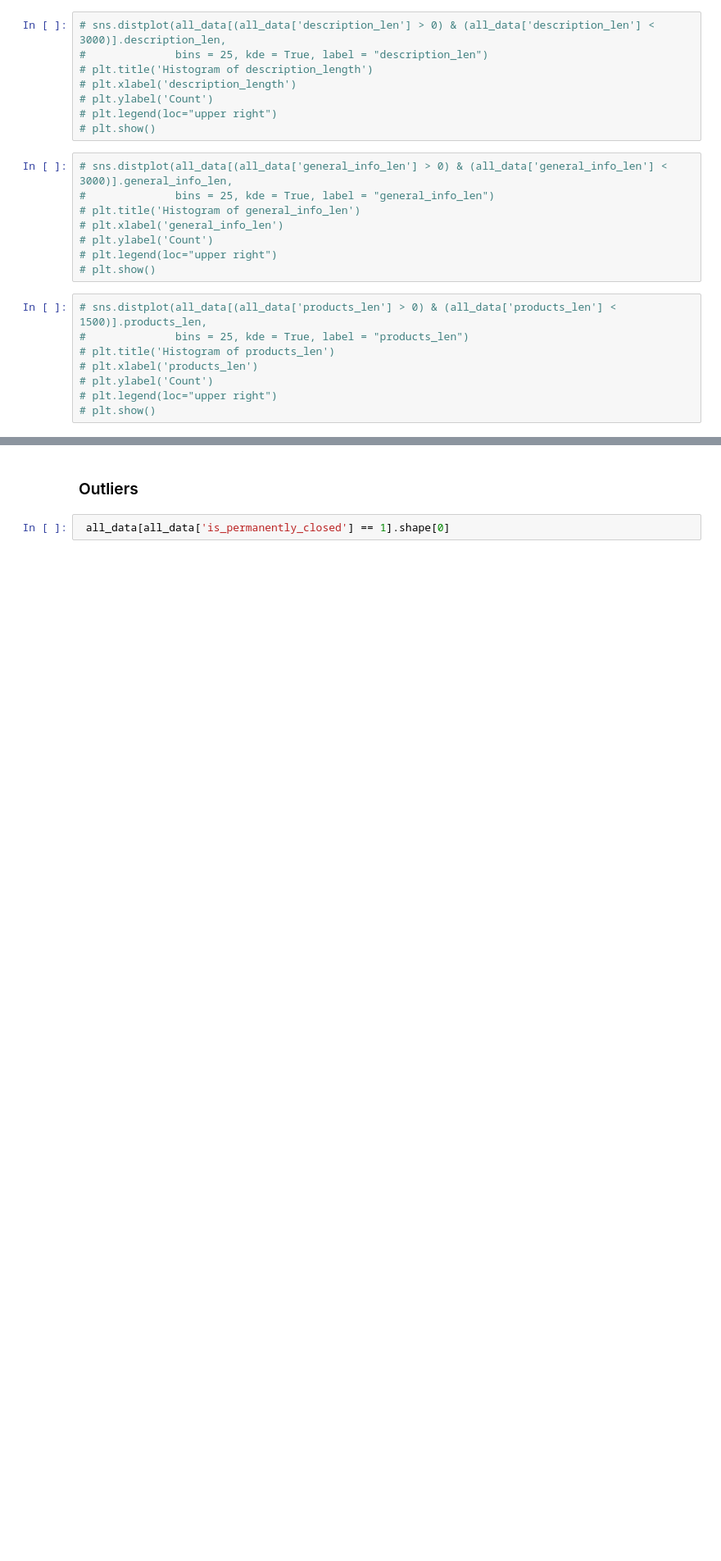
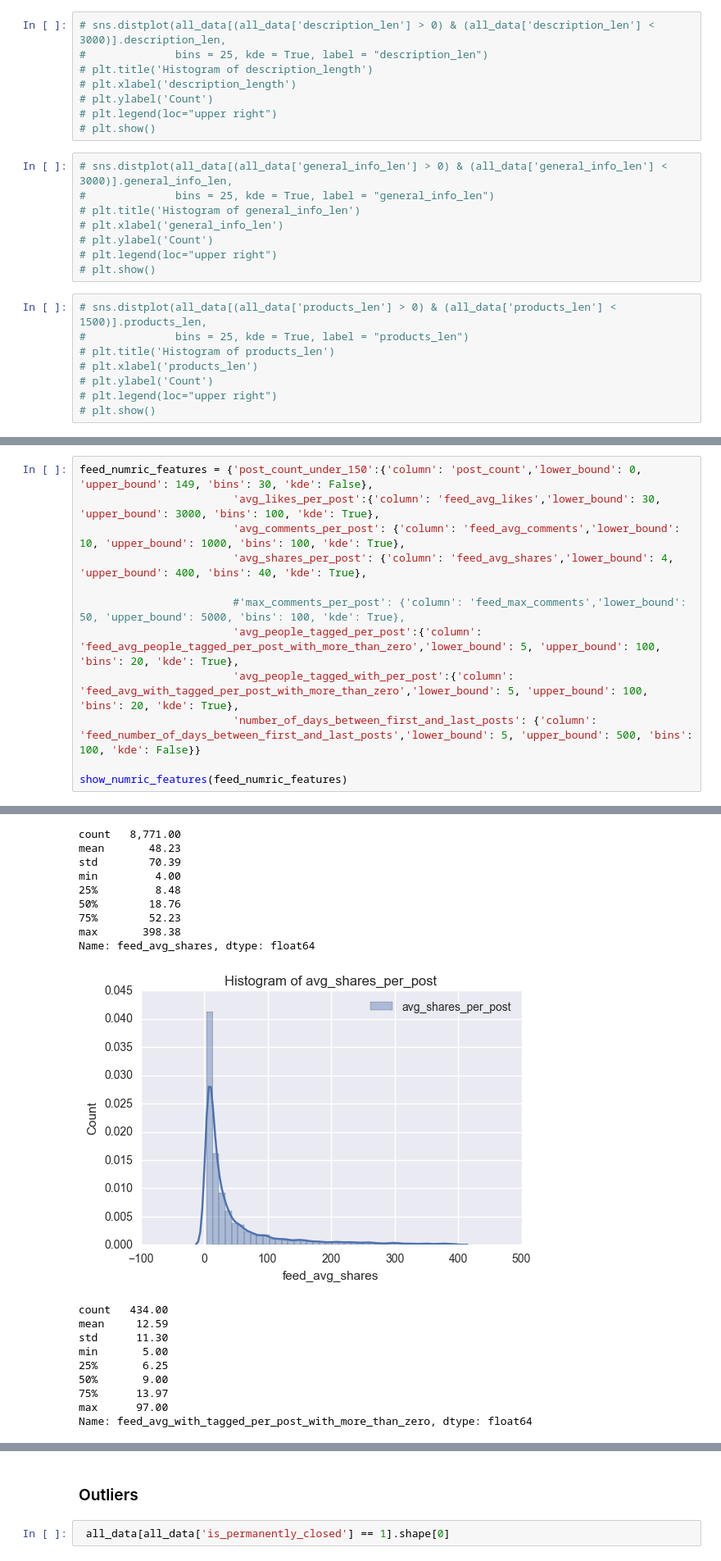
Before and after one commit to liadwg/data_mining_workshop, a Jupyter notebook: like_prediction_workshop_salame.ipynb, the cells around one changed output, grey strips where cells are left out. Shown at 82% size. Saved outputs shown, nothing was run; the diff lists cells and outputs as text; blank space fills up the shorter version.

```diff
--- a/like_prediction_workshop_salame.ipynb
+++ b/like_prediction_workshop_salame.ipynb
@@ -513,0 +430,13 @@ all_data['country'].value_counts().plot(kind='bar')
+# %%
+feed_numric_features = {'post_count_under_150':{'column': 'post_count','lower_bound': 0, 'upper_bound': 149, 'bins': 30, 'kde': False},
+                        'avg_likes_per_post':{'column': 'feed_avg_likes','lower_bound': 30, 'upper_bound': 3000, 'bins': 100, 'kde': True},
+                        'avg_comments_per_post': {'column': 'feed_avg_comments','lower_bound': 10, 'upper_bound': 1000, 'bins': 100, 'kde': True},
+                        'avg_shares_per_post': {'column': 'feed_avg_shares','lower_bound': 4, 'upper_bound': 400, 'bins': 40, 'kde': True},
+
+                        #'max_comments_per_post': {'column': 'feed_max_comments','lower_bound': 50, 'upper_bound': 5000, 'bins': 100, 'kde': True},
+                        'avg_people_tagged_per_post':{'column': 'feed_avg_people_tagged_per_post_with_more_than_zero','lower_bound': 5, 'upper_bound': 100, 'bins': 20, 'kde': True},
+                        'avg_people_tagged_with_per_post':{'column': 'feed_avg_with_tagged_per_post_with_more_than_zero','lower_bound': 5, 'upper_bound': 100, 'bins': 20, 'kde': True},
+                        'number_of_days_between_first_and_last_posts': {'column': 'feed_number_of_days_between_first_and_last_posts','lower_bound': 5, 'upper_bound': 500, 'bins': 100, 'kde': False}}
+
+show_numric_features(feed_numric_features)
+# %% [output]
@@ -513,0 +473,19 @@ all_data['country'].value_counts().plot(kind='bar')
+count   8,771.00
+mean       48.23
+std        70.39
+min         4.00
+25%         8.48
+50%        18.76
+75%        52.23
+max       398.38
+Name: feed_avg_shares, dtype: float64
+[figure, added]
+count   434.00
+mean     12.59
+std      11.30
+min       5.00
+25%       6.25
+50%       9.00
+75%      13.97
+max      97.00
+Name: feed_avg_with_tagged_per_post_with_more_than_zero, dtype: float64
```
Also changed, not shown: parts of 18 cells of this notebook, 3 other files.
